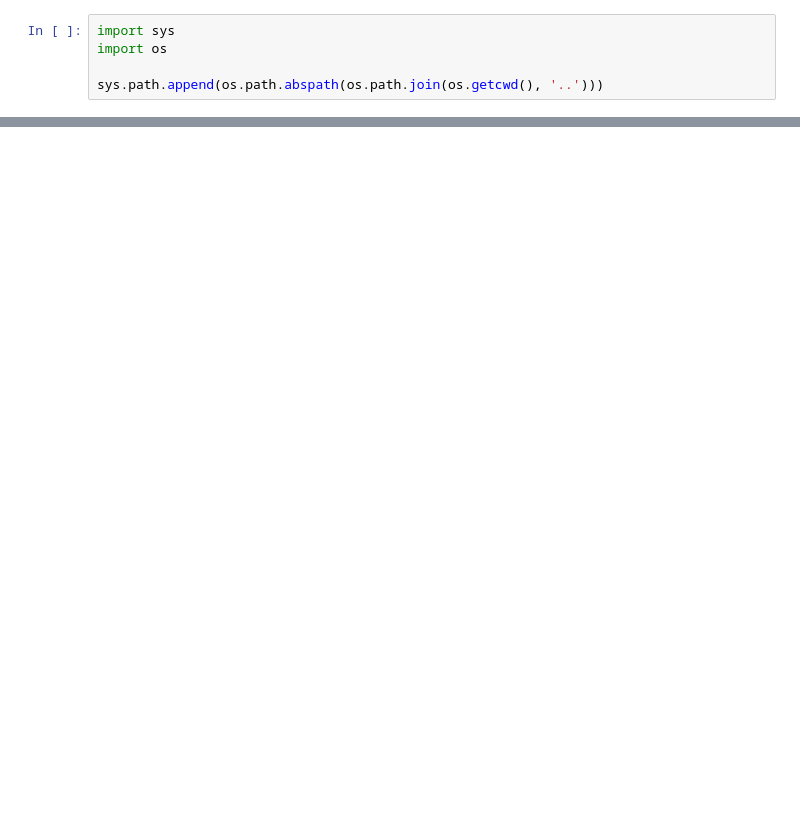
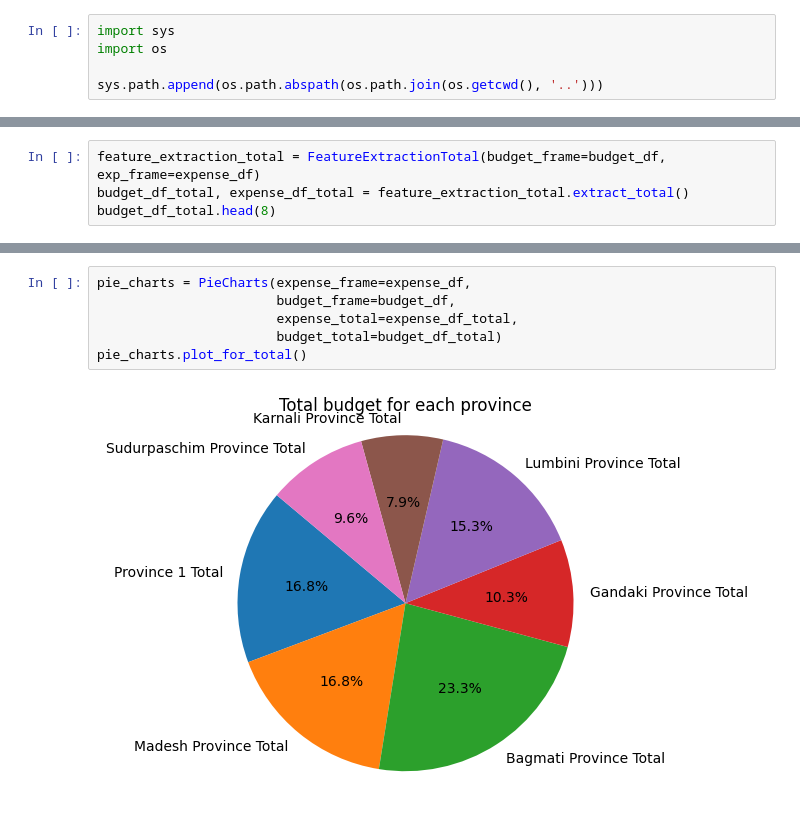
Before and after one commit to KhagendraN/DataAnalysis, a Jupyter notebook: notebooks/province1.ipynb, the cells around one changed output, grey strips where cells are left out. Saved outputs shown, nothing was run; the diff lists cells and outputs as text; blank space fills up the shorter version.

```diff
--- a/notebooks/province1.ipynb
+++ b/notebooks/province1.ipynb
@@ -8,0 +36,4 @@ from visualization import CompositionAnalysis
+# %%
+feature_extraction_total = FeatureExtractionTotal(budget_frame=budget_df, exp_frame=expense_df)
+budget_df_total, expense_df_total = feature_extraction_total.extract_total()
+budget_df_total.head(8)
@@ -40,0 +98,8 @@ composition_analysis.plot_composition_bar()
+# %%
+pie_charts = PieCharts(expense_frame=expense_df,
+                       budget_frame=budget_df,
+                       expense_total=expense_df_total,
+                       budget_total=budget_df_total)
+pie_charts.plot_for_total()
+# %% [output]
+[figure, added]
```
Also changed, not shown: parts of 20 cells of this notebook.
